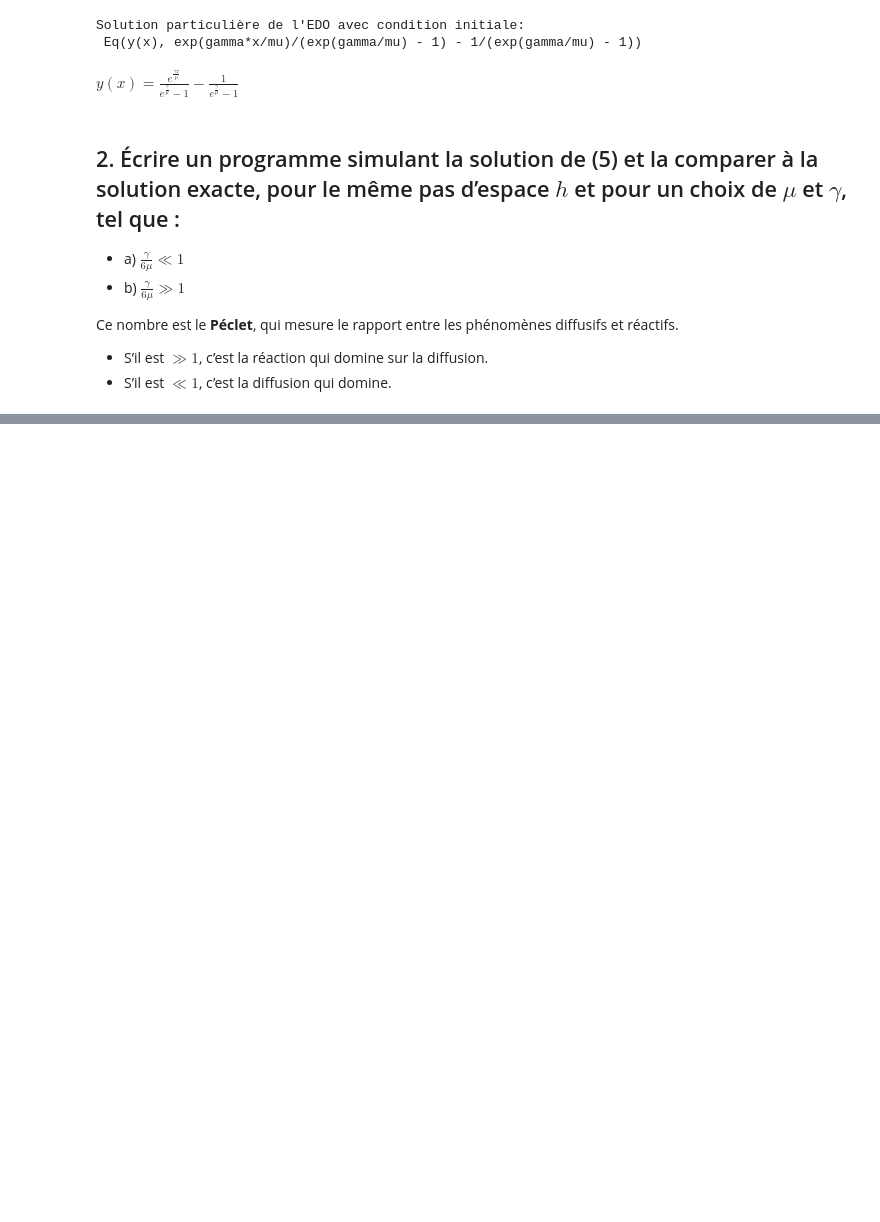
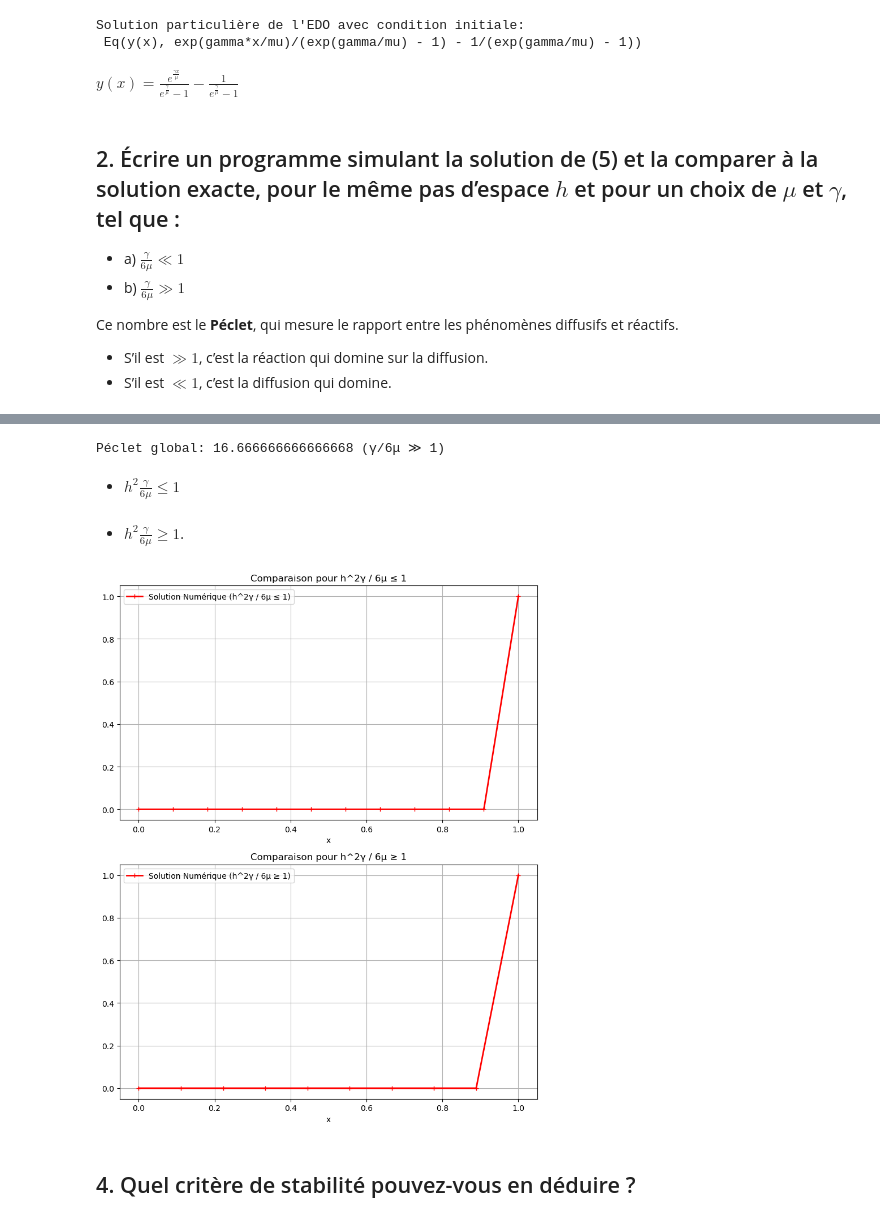
Before and after one commit to Ousoka/Application1_Analyse_Numerique, a Jupyter notebook: Application1.ipynb, the cells around one changed output, grey strips where cells are left out. Drawn from its saved outputs; the diff is of its cells as text; code cells hidden in the pictures; blank space fills up the shorter version.

```diff
--- a/Application1.ipynb
+++ b/Application1.ipynb
@@ -429,0 +511,76 @@ $$
+# %%
+# PARAMÈTRES POUR γ / 6μ ≫ 1
+mu = 1.0
+gamma = 100.0
+peclet_global = gamma / (6 * mu)  # Péclet global
+print(f"Péclet global: {peclet_global} (γ/6μ ≫ 1)")
+# %% [output]
+Péclet global: 16.666666666666668 (γ/6μ ≫ 1)
+# %% [markdown]
+- $h^2 \frac{\gamma}{6\mu} \leq 1$
+# %%
+# # SCÉNARIO 1: h^2γ / 6μ ≤ 1
+# NX = int(np.sqrt(6 * mu / gamma) * 50)  # Ajuster NX pour satisfaire la condition
+# x, dx = maillage_domaine(NX)
+# U_h_small = U_discret(x, NX, dx, func_f, func_c)
+
+# SCÉNARIO 1: h^2γ / 6μ ≤ 1
+NX_small = int(np.sqrt(6 * mu / gamma) * 50)  # Ajuster NX pour satisfaire la condition
+x_small, dx_small = maillage_domaine(NX_small)
+U_h_small = U_discret(x_small, NX_small, dx_small, func_f, func_c)
+# %% [markdown]
+- $h^2 \frac{\gamma}{6\mu} \geq 1$.
+# %%
+# # SCÉNARIO 2: h^2γ / 6μ ≥ 1
+# NX = 10  # Pas plus grand
+# x, dx = maillage_domaine(NX)
+# U_h_large = U_discret(x, NX, dx, func_f, func_c)
+
+# SCÉNARIO 2: h^2γ / 6μ ≥ 1
+NX_large = 10  # Pas plus grand
+x_large, dx_large = maillage_domaine(NX_large)
+U_h_large = U_discret(x_large, NX_large, dx_large, func_f, func_c)
+# %%
+# # AFFICHAGE DES SOLUTIONS
+# fig, ax = plt.subplots(2, 1, figsize=(8, 10))
+
+# # SCÉNARIO 1: h^2γ / 6μ ≤ 1
+# ax[0].plot(x, U_h_small, "r-+", lw=2, label="Solution Numérique (h^2γ / 6μ ≤ 1)")
+# ax[0].set_title("Comparaison pour h^2γ / 6μ ≤ 1")
+# ax[0].set_xlabel("x")
+# ax[0].legend()
+# ax[0].grid()
+
+# # SCÉNARIO 2: h^2γ / 6μ ≥ 1
+# ax[1].plot(x, U_h_large, "r-+", lw=2, label="Solution Numérique (h^2γ / 6μ ≥ 1)")
+# ax[1].set_title("Comparaison pour h^2γ / 6μ ≥ 1")
+# ax[1].set_xlabel("x")
+# ax[1].legend()
+# ax[1].grid()
+
+# plt.tight_layout()
+# plt.show()
+
+# AFFICHAGE DES SOLUTIONS
+fig, ax = plt.subplots(2, 1, figsize=(8, 10))
+
+# SCÉNARIO 1: h^2γ / 6μ ≤ 1
+ax[0].plot(x_small, U_h_small, "r-+", lw=2, label="Solution Numérique (h^2γ / 6μ ≤ 1)")
+ax[0].set_title("Comparaison pour h^2γ / 6μ ≤ 1")
+ax[0].set_xlabel("x")
+ax[0].legend()
+ax[0].grid()
+
+# SCÉNARIO 2: h^2γ / 6μ ≥ 1
+ax[1].plot(x_large, U_h_large, "r-+", lw=2, label="Solution Numérique (h^2γ / 6μ ≥ 1)")
+ax[1].set_title("Comparaison pour h^2γ / 6μ ≥ 1")
+ax[1].set_xlabel("x")
+ax[1].legend()
+ax[1].grid()
+
+plt.tight_layout()
+plt.show()
+# %% [output]
+[figure, added]
+# %% [markdown]
+## 4. Quel critère de stabilité pouvez-vous en déduire ?
```
Also changed, not shown: parts of 13 cells of this notebook.
